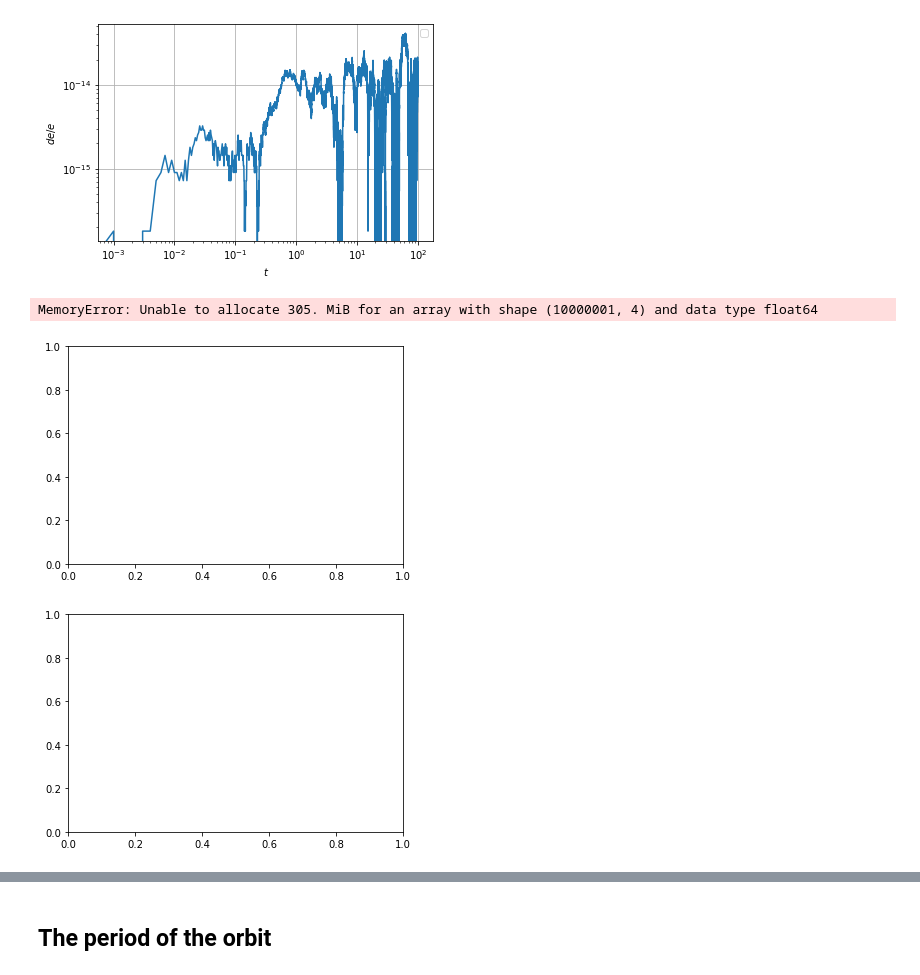
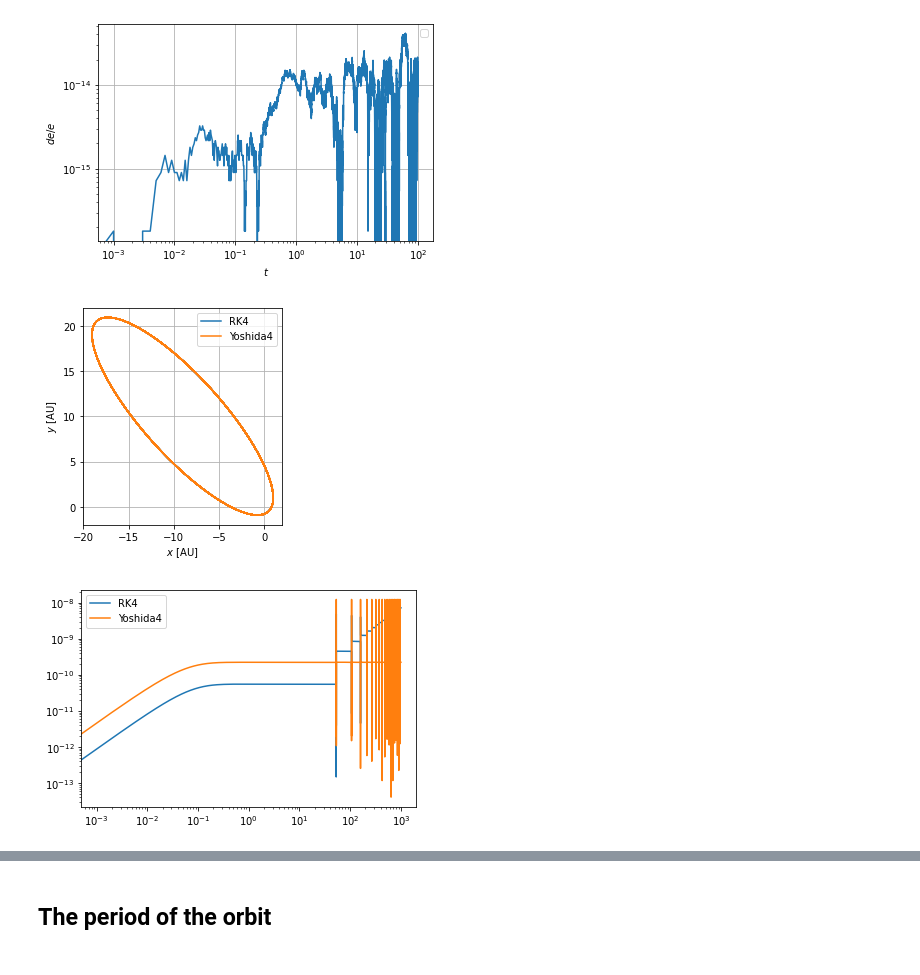
Before and after one commit to maxpaik16/352FinalProject, a Jupyter notebook: Solver/ode_solver_test_leapfrog.ipynb, the cells around one changed output, grey strips where cells are left out. Cells and saved outputs as stored; diff of their text form; code cells hidden in the pictures.

Commit message:
Check the energy error over 10000 years

```diff
--- a/Solver/ode_solver_test_leapfrog.ipynb
+++ b/Solver/ode_solver_test_leapfrog.ipynb
@@ -191,29 +188,31 @@ def func(t,a,params,dadt):
 # %%
 fig1 = plt.figure()
 ax1 = plt.gca()
 fig2 = plt.figure()
 ax2 = plt.gca()
-dt = 0.00001
-nsteps = int(100/dt)
+dt = 0.001
+nsteps = int(1000/dt)
 
 GM = 4*np.pi**2
 for method in ["RK4", "Yoshida4"]: #"RK2","Leapfrog",
-    t,a = solve_ode(func,[0.,100.], nsteps, [1,0,1,2*np.pi+1], args=[GM], method=method)
+    t,a = solve_ode(func,[0.,1000.], nsteps, [1,0,1,2*np.pi+1], args=[GM], method=method)
     x,vx,y,vy = a.T
     r = (x**2+y**2)**0.5
     energy = 0.5*(vx**2+vy**2)-GM/r
     ax1.plot(x,y,label=r"%s" % method)
     ax2.loglog(t,np.abs((energy-energy[0])/energy[0]),label=r"%s" % method)
+    #ax2.scatter(t,np.abs((energy-energy[0])/energy[0]),label=r"%s" % method,s=1)
 ax1.legend()
 ax1.set_aspect(1.)
 ax1.grid(b=1)
 ax1.set_xlabel(r"$x$ [AU]")
 ax1.set_ylabel(r"$y$ [AU]")
 fig1.savefig("orbits.png")
 ax2.legend()
+#ax2.set_xscale("log")
+#ax2.set_yscale("log")
 
 fig2.savefig("denergy.png")
 # %% [output]
-MemoryError: Unable to allocate 305. MiB for an array with shape (10000001, 4) and data type float64
-[figure, old version]
+[figure, new version]
-[figure, old version]
+[figure, new version]
```
Also changed, not shown: parts of 4 cells of this notebook.
